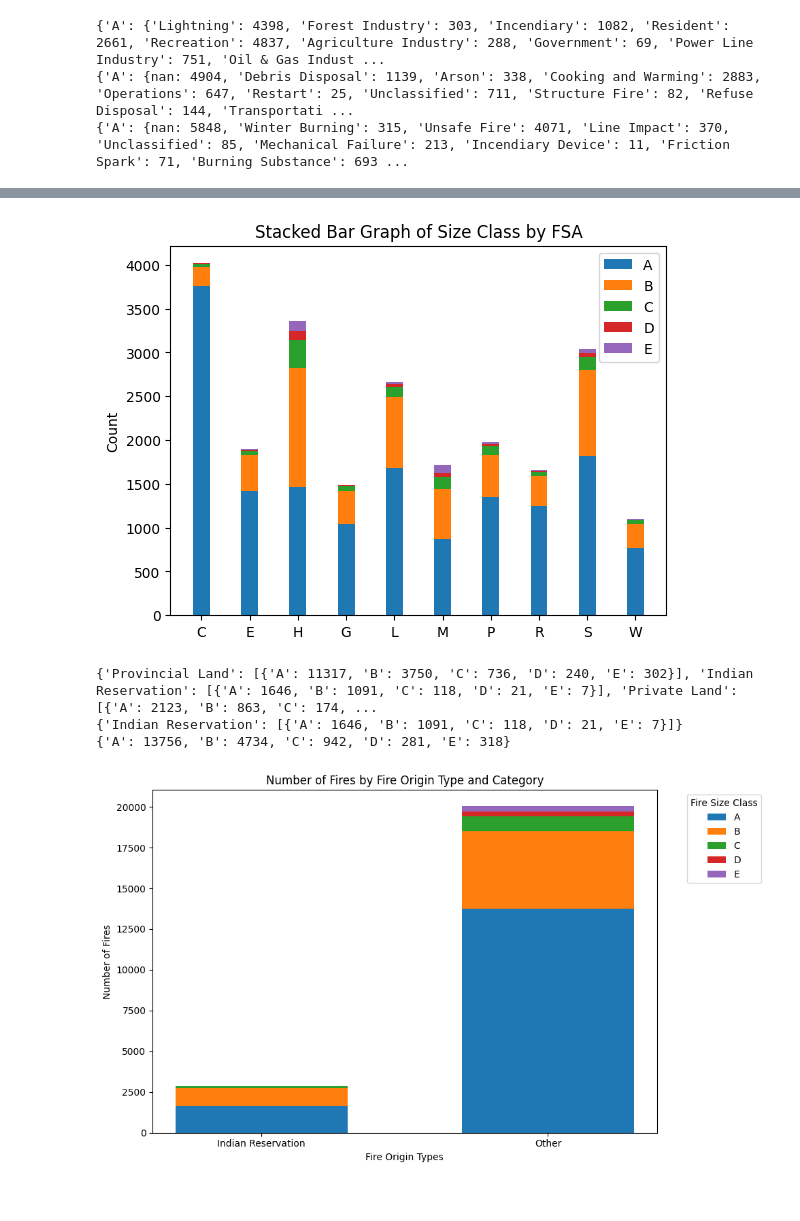
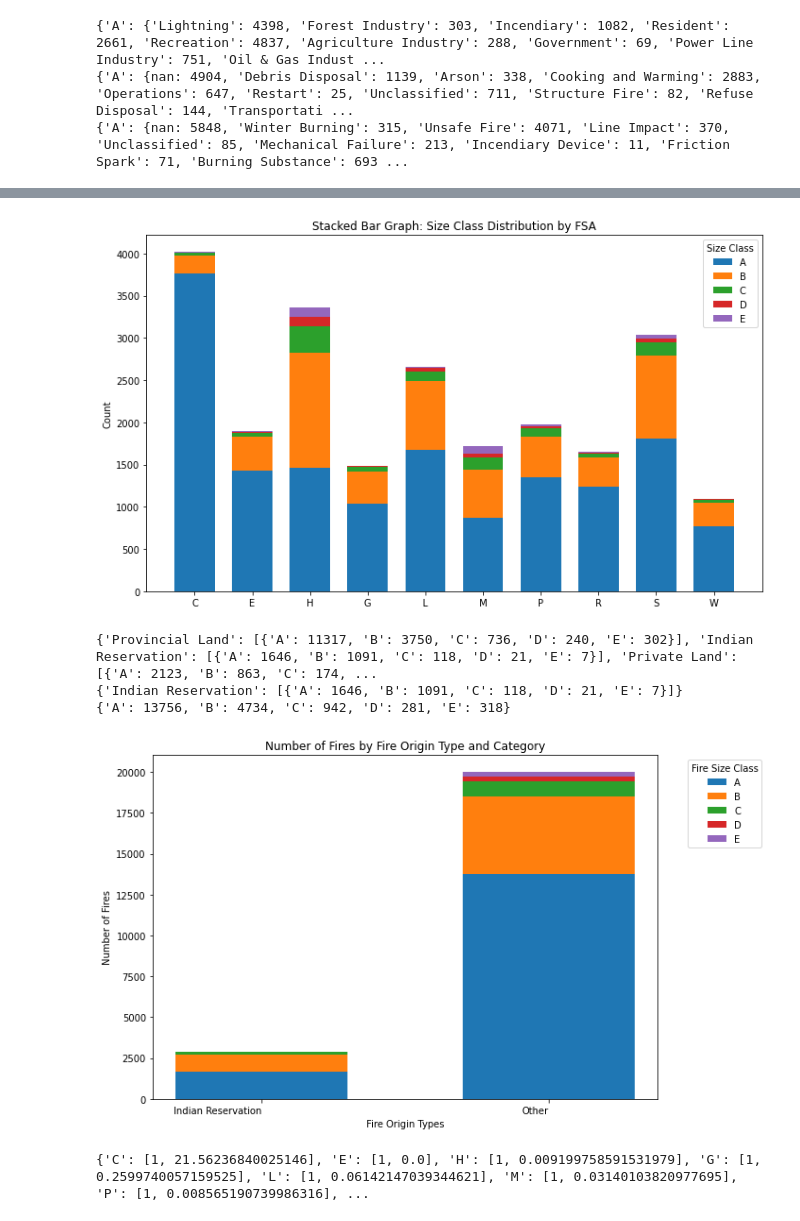
Before and after one commit to pandya-aditya/CxC_Hackathon, a Jupyter notebook: main.ipynb, the cells around one changed output, grey strips where cells are left out. Cells and saved outputs as stored; diff of their text form; code cells hidden in the pictures.

```diff
--- a/main.ipynb
+++ b/main.ipynb
@@ -373,24 +340,30 @@ plt.show()
 # %%
 labels = list(FSA_dict.keys())
 classes = list(FSA_dict[labels[0]][1].keys())
 data = [[FSA_dict[fsa][1][cls] for fsa in labels] for cls in classes]
 
-fig, ax = plt.subplots()
-width = 0.35
+fig, ax = plt.subplots(figsize=(10, 6))
+width = 0.7  # Increase the width for better visibility
 ind = np.arange(len(labels))
 bottom = np.zeros(len(labels))
+
+# Use color map for better distinguishability
+colors = plt.cm.tab10.colors
+
 for i, cls in enumerate(classes):
-    ax.bar(ind, data[i], width, bottom=bottom, label=cls)
+    ax.bar(ind, data[i], width, bottom=bottom, label=cls, color=colors[i])
     bottom += np.array(data[i])
 
 ax.set_ylabel('Count')
-ax.set_title('Stacked Bar Graph of Size Class by FSA')
+ax.set_title('Stacked Bar Graph: Size Class Distribution by FSA')
 ax.set_xticks(ind)
-ax.set_xticklabels(labels)
-ax.legend()
+ax.set_xticklabels(labels, rotation=0)  # Rotate x-axis labels for better readability
+ax.legend(title='Size Class', bbox_to_anchor=(1, 1))  # Move legend outside the plot for clarity
+
+plt.tight_layout()  # Adjust layout for better spacing
 plt.show()
 # %% [output]
-[figure, old version]
+[figure, new version]
 # %%
 f_origin_list = {}
 count = 0
@@ -443,8 +416,8 @@ ax.set_ylabel('Number of Fires')
 ax.set_xlabel('Fire Origin Types')
 ax.set_title('Number of Fires by Fire Origin Type and Category')
 ax.legend(title='Fire Size Class', bbox_to_anchor=(1.05, 1), loc='upper left')
-plt.xticks(rotation=0)
+plt.xticks(rotation=0, ha='right')
 plt.tight_layout()
 plt.show()
 # %% [output]
-[figure, old version]
+[figure, new version]
@@ -452,0 +424,41 @@ stat_can_data = {'C': [1277415,41355], 'E': [7265,865], 'H': [2300,1250], 'G': [
+# %%
+stat_can_data = {'C': [1277415,41355], 'E': [7265,865], 'H': [2300,1250], 'G': [14745,9425], 'L': [5650,1915], 'M': [20,310], 'P': [5265,1200], 'R': [44971,2005], 'S': [4880,1780], 'W': [8595,1260]}
+final_pop = {'C': [0, 0], 'E': [0, 0], 'H': [0, 0], 'G': [0, 0], 'L': [0, 0], 'M': [0, 0], 'P': [0, 0], 'R': [0, 0], 'S': [0, 0], 'W': [0, 0]}
+
+
+weighted_indian = {'C': [0, 0, 0, 0],
+                   'E': [0, 0, 0, 0],
+                   'H': [0, 0, 0, 0],
+                   'G': [0, 0, 0, 0],
+                   'L': [0, 0, 0, 0],
+                   'M': [0, 0, 0, 0],
+                   'P': [0, 0, 0, 0],
+                   'R': [0, 0, 0, 0],
+                   'S': [0, 0, 0, 0],
+                   'W': [0, 0, 0, 0]}
+
+for index in df.index:
+    region = df.loc[index, 'fire_number']
+    region = region[:1]
+    if(df.loc[index, 'fire_origin'] == 'Indian Reservation'):
+        weighted_indian[region][1] +=  df.loc[index, 'current_size']/stat_can_data[region][1]
+        weighted_indian[region][3] += 1
+
+    else:
+        weighted_indian[region][0] +=  df.loc[index, 'current_size']/stat_can_data[region][0]
+        weighted_indian[region][2] += 1
+
+for key,value in weighted_indian.items():
+    weighted_indian[key][0] = weighted_indian[key][0]/weighted_indian[key][2]
+    try:
+        weighted_indian[key][1] = weighted_indian[key][1]/weighted_indian[key][3]
+    except(ZeroDivisionError):
+       weighted_indian[key][1] = 0
+
+for key,value in weighted_indian.items():
+    final_pop[key][0] = 1
+    final_pop[key][1] = weighted_indian[key][1]/weighted_indian[key][0]
+
+print(final_pop)
+# %% [output]
+{'C': [1, 21.56236840025146], 'E': [1, 0.0], 'H': [1, 0.009199758591531979], 'G': [1, 0.2599740057159525], 'L': [1, 0.06142147039344621], 'M': [1, 0.03140103820977695], 'P': [1, 0.008565190739986316], ...
```
Also changed, not shown: parts of 8 cells of this notebook.
